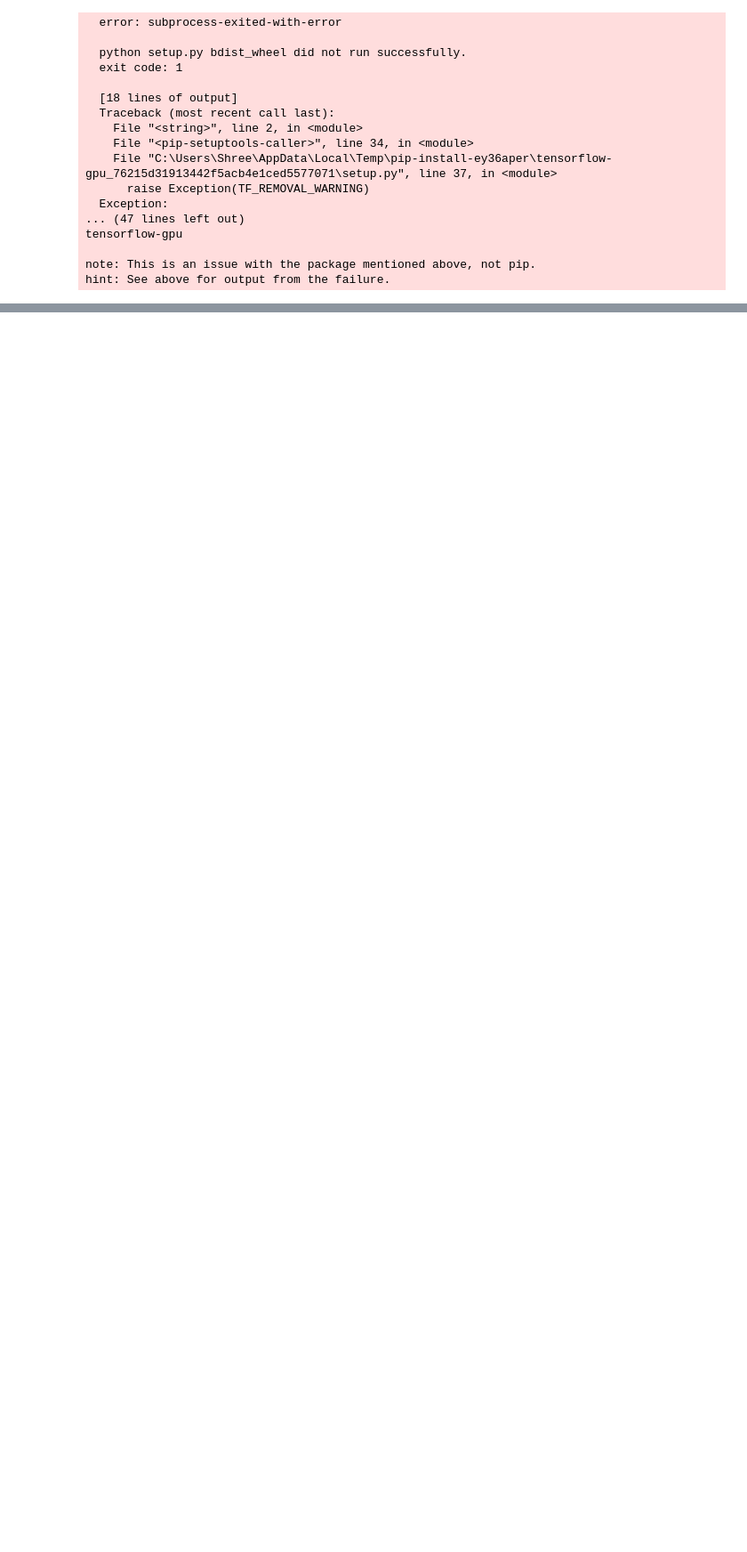
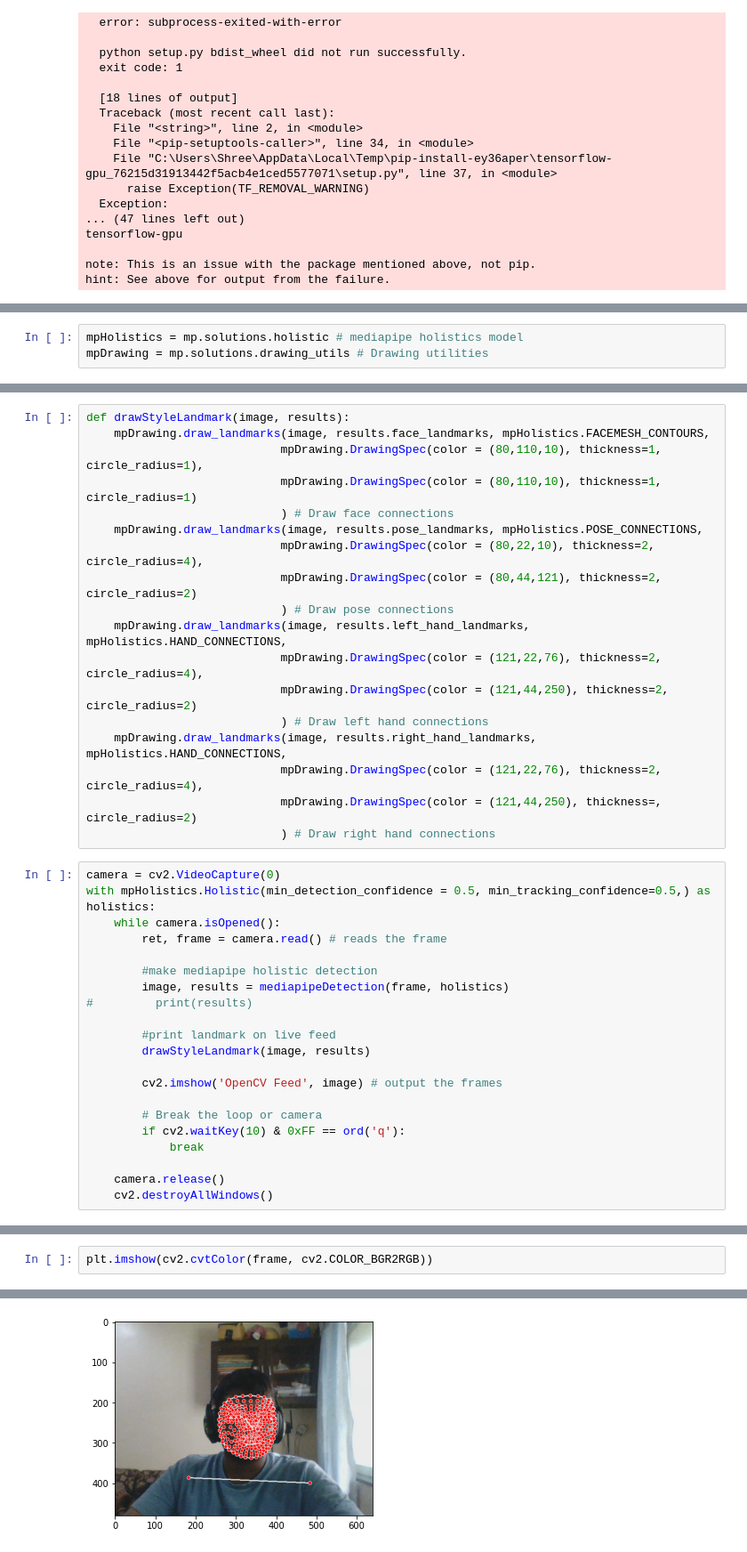
Before and after one commit to Shrikar-Shriyal/BE-2023-Group10Project, a Jupyter notebook: ConversionOfSignLanguageToText.ipynb, the cells around one changed output, grey strips where cells are left out. Shown at 89% size. Drawn from its saved outputs; the diff is of its cells as text; blank space fills up the shorter version.

Commit message:
BE project until displaying mediapipe holistics
until now the opencv camera is accessed and a mediapipe holistics are placed on the face, hand etc

```diff
--- a/ConversionOfSignLanguageToText.ipynb
+++ b/ConversionOfSignLanguageToText.ipynb
@@ -46,0 +47,3 @@ ModuleNotFoundError: No module named 'cv2'
+# %%
+mpHolistics = mp.solutions.holistic # mediapipe holistics model
+mpDrawing = mp.solutions.drawing_utils # Drawing utilities
@@ -46,0 +64,39 @@ ModuleNotFoundError: No module named 'cv2'
+# %%
+def drawStyleLandmark(image, results):
+    mpDrawing.draw_landmarks(image, results.face_landmarks, mpHolistics.FACEMESH_CONTOURS,
+                            mpDrawing.DrawingSpec(color = (80,110,10), thickness=1, circle_radius=1),
+                            mpDrawing.DrawingSpec(color = (80,110,10), thickness=1, circle_radius=1)
+                            ) # Draw face connections
+    mpDrawing.draw_landmarks(image, results.pose_landmarks, mpHolistics.POSE_CONNECTIONS,
+                            mpDrawing.DrawingSpec(color = (80,22,10), thickness=2, circle_radius=4),
+                            mpDrawing.DrawingSpec(color = (80,44,121), thickness=2, circle_radius=2)
+                            ) # Draw pose connections
+    mpDrawing.draw_landmarks(image, results.left_hand_landmarks, mpHolistics.HAND_CONNECTIONS,
+                            mpDrawing.DrawingSpec(color = (121,22,76), thickness=2, circle_radius=4),
+                            mpDrawing.DrawingSpec(color = (121,44,250), thickness=2, circle_radius=2)
+                            ) # Draw left hand connections
+    mpDrawing.draw_landmarks(image, results.right_hand_landmarks, mpHolistics.HAND_CONNECTIONS,
+                            mpDrawing.DrawingSpec(color = (121,22,76), thickness=2, circle_radius=4),
+                            mpDrawing.DrawingSpec(color = (121,44,250), thickness=, circle_radius=2)
+                            ) # Draw right hand connections
+# %%
+camera = cv2.VideoCapture(0)
+with mpHolistics.Holistic(min_detection_confidence = 0.5, min_tracking_confidence=0.5,) as holistics:
+    while camera.isOpened():
+        ret, frame = camera.read() # reads the frame
+
+        #make mediapipe holistic detection
+        image, results = mediapipeDetection(frame, holistics)
+#         print(results)
+
+        #print landmark on live feed
+        drawStyleLandmark(image, results)
+
+        cv2.imshow('OpenCV Feed', image) # output the frames
+
+        # Break the loop or camera
+        if cv2.waitKey(10) & 0xFF == ord('q'):
+            break
+
+    camera.release()
+    cv2.destroyAllWindows()
@@ -46,0 +112,3 @@ ModuleNotFoundError: No module named 'cv2'
+# %%
+plt.imshow(cv2.cvtColor(frame, cv2.COLOR_BGR2RGB))
+# %% [output]
@@ -46,0 +116 @@ ModuleNotFoundError: No module named 'cv2'
+[figure, added]
```
Also changed, not shown: parts of 8 cells of this notebook.
